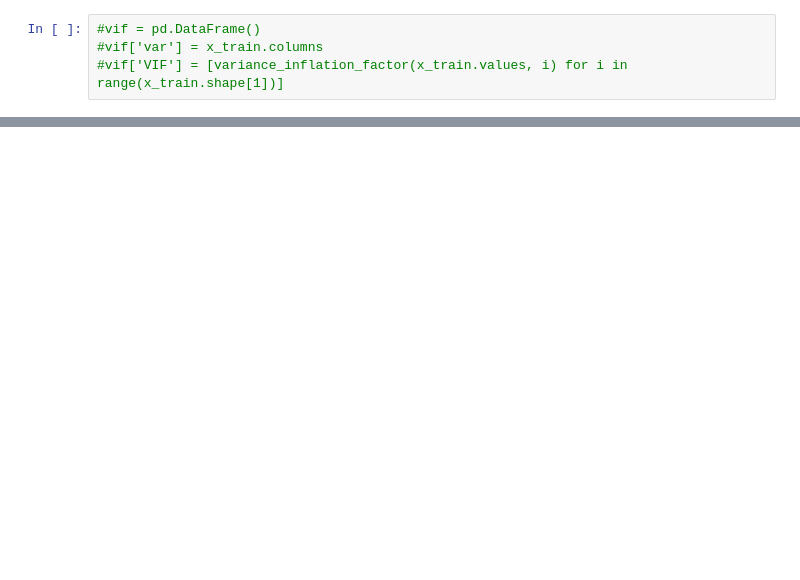
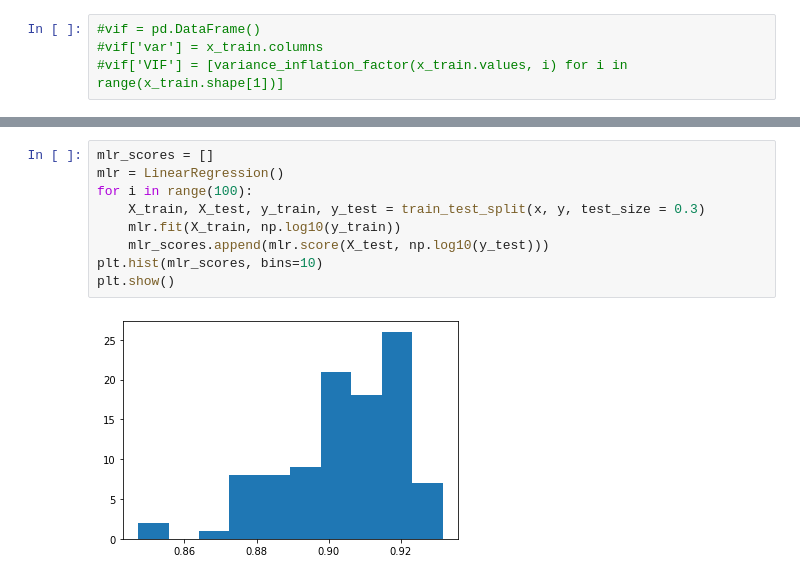
Before and after one commit to dnie44/nycdatascience_ML_project, a Jupyter notebook: karl/04_models_tony.ipynb, the cells around one changed output, grey strips where cells are left out. Cells and saved outputs as stored; diff of their text form; blank space fills up the shorter version.

```diff
--- a/karl/04_models_tony.ipynb
+++ b/karl/04_models_tony.ipynb
@@ -210,0 +200,11 @@ Name: SalePrice, Length: 2064, dtype: int64
+# %%
+mlr_scores = []
+mlr = LinearRegression()
+for i in range(100):
+    X_train, X_test, y_train, y_test = train_test_split(x, y, test_size = 0.3)
+    mlr.fit(X_train, np.log10(y_train))
+    mlr_scores.append(mlr.score(X_test, np.log10(y_test)))
+plt.hist(mlr_scores, bins=10)
+plt.show()
+# %% [output]
+[figure, added]
```
Also changed, not shown: parts of 15 cells of this notebook, 1 other file.
